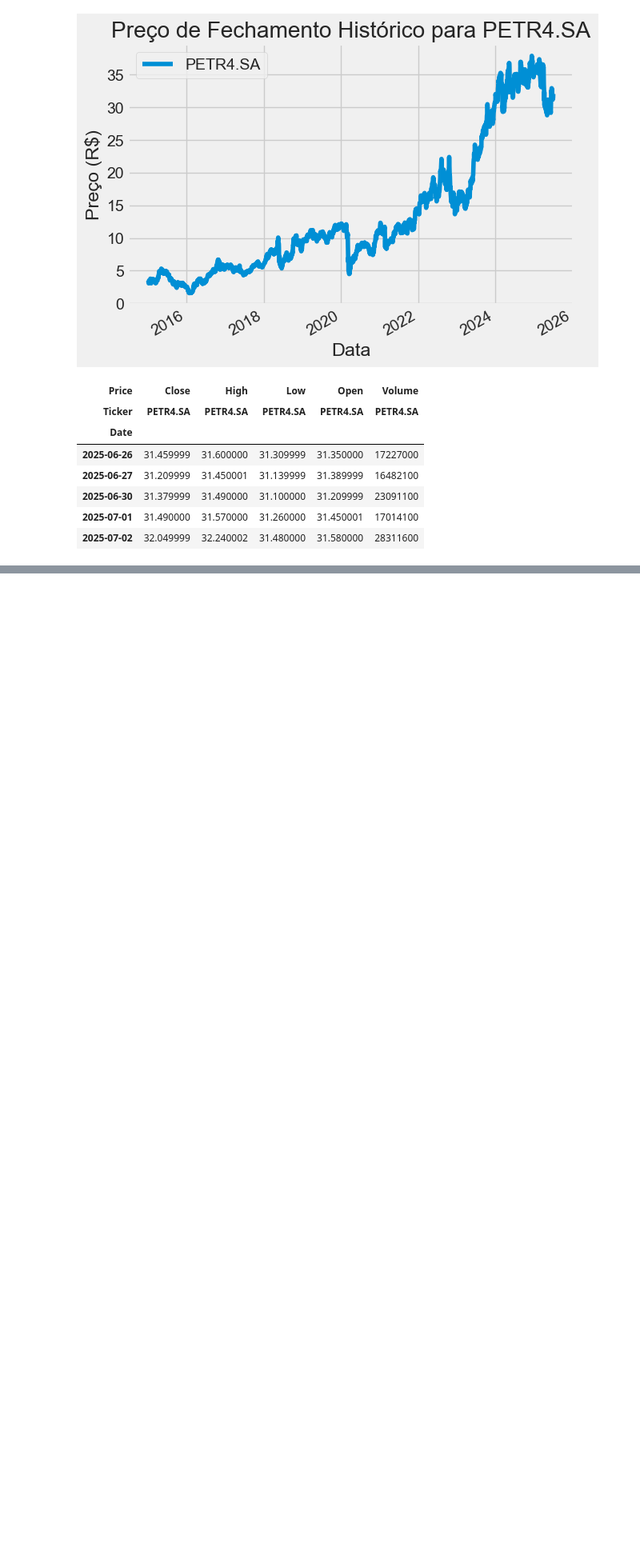
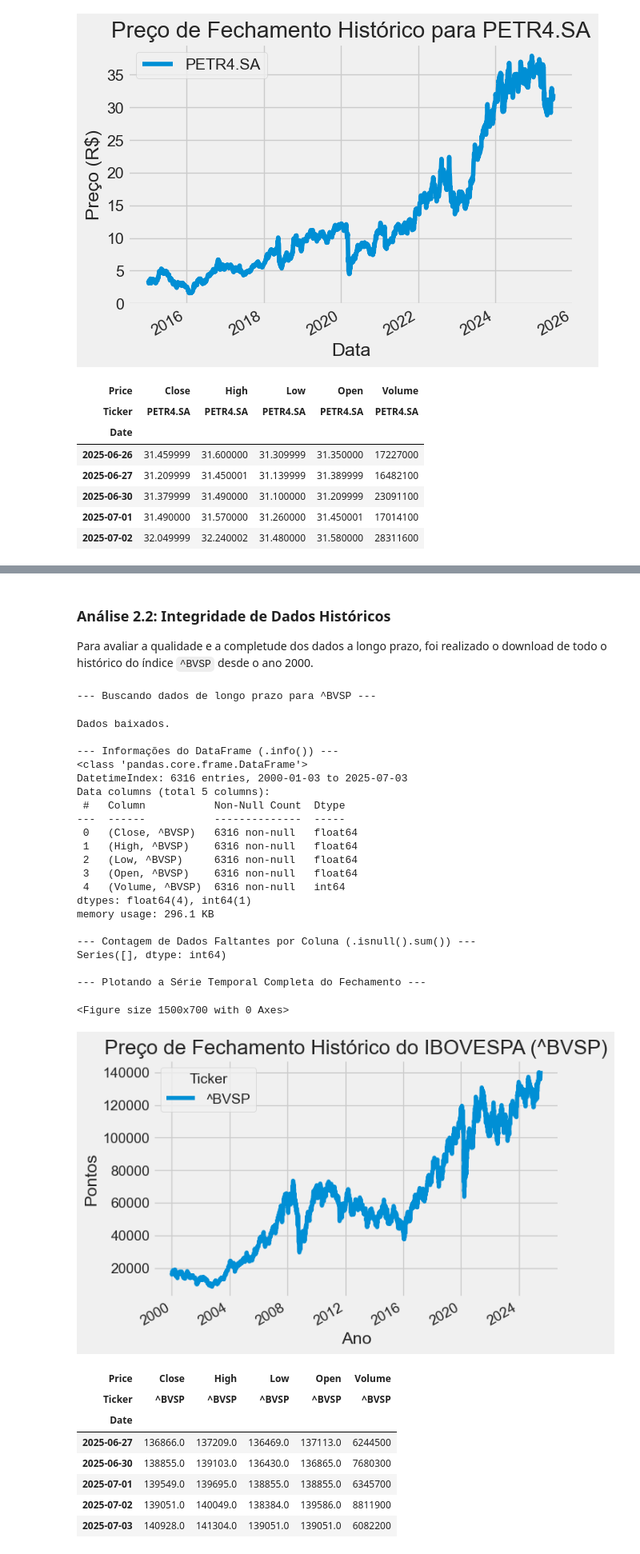
Before and after one commit to Carllux/FIAP-TC-2, a Jupyter notebook: notebooks/00_data_investigation.ipynb, the cells around one changed output, grey strips where cells are left out. Shown: that part at 80% size. Saved outputs shown, nothing was run; the diff lists cells and outputs as text; code cells hidden in the pictures; blank space fills up the shorter version.

Commit message:
docs: Conclui a investigação da fonte de dados da Fase 0

```diff
--- a/notebooks/00_data_investigation.ipynb
+++ b/notebooks/00_data_investigation.ipynb
@@ -58,0 +86,72 @@ Dados baixados com sucesso!
+# %% [markdown]
+### Análise 2.2: Integridade de Dados Históricos
+
+Para avaliar a qualidade e a completude dos dados a longo prazo, foi realizado o download de todo o histórico do índice `^BVSP` desde o ano 2000.
+# %%
+# 1. Definir parâmetros para a análise de longo prazo
+ticker_bvsp = '^BVSP'
+# Puxando dados desde o início dos anos 2000 para uma visão ampla
+start_date_long = '2000-01-01'
+# Usando a data atual para pegar o histórico mais completo possível
+end_date_long = '2025-07-04'
+
+# 2. Baixar os dados
+print(f"--- Buscando dados de longo prazo para {ticker_bvsp} ---")
+bvsp_long_df = yf.download(ticker_bvsp, start=start_date_long, end=end_date_long, progress=False)
+print("Dados baixados.")
+
+# 3. Executar .info() para uma visão geral da estrutura e preenchimento do DataFrame
+print("\n--- Informações do DataFrame (.info()) ---")
+# O .info() já imprime o resultado diretamente, então o colocamos dentro de um print para organização
+bvsp_long_df.info()
+
+# 4. Executar .isnull().sum() para quantificar dados faltantes por coluna
+print("\n--- Contagem de Dados Faltantes por Coluna (.isnull().sum()) ---")
+missing_data = bvsp_long_df.isnull().sum()
+# Filtramos para mostrar apenas as colunas que de fato têm dados faltantes
+print(missing_data[missing_data > 0])
+
+# 5. Plotar a série temporal completa para inspeção visual de anomalias
+print("\n--- Plotando a Série Temporal Completa do Fechamento ---")
+if not bvsp_long_df.empty:
+    plt.figure(figsize=(15, 7))
+    bvsp_long_df['Close'].plot(title='Preço de Fechamento Histórico do IBOVESPA (^BVSP)')
+    plt.xlabel('Ano')
+    plt.ylabel('Pontos')
+    plt.show()
+else:
+    print("DataFrame está vazio. Não é possível plotar o gráfico.")
+
+display(bvsp_long_df.tail())
+# %% [output]
+--- Buscando dados de longo prazo para ^BVSP ---
+Dados baixados.
+
+--- Informações do DataFrame (.info()) ---
+<class 'pandas.core.frame.DataFrame'>
+DatetimeIndex: 6316 entries, 2000-01-03 to 2025-07-03
+Data columns (total 5 columns):
+ #   Column           Non-Null Count  Dtype
+---  ------           --------------  -----
+ 0   (Close, ^BVSP)   6316 non-null   float64
+ 1   (High, ^BVSP)    6316 non-null   float64
+ 2   (Low, ^BVSP)     6316 non-null   float64
+ 3   (Open, ^BVSP)    6316 non-null   float64
+ 4   (Volume, ^BVSP)  6316 non-null   int64
+dtypes: float64(4), int64(1)
+memory usage: 296.1 KB
+
+--- Contagem de Dados Faltantes por Coluna (.isnull().sum()) ---
+Series([], dtype: int64)
+
+--- Plotando a Série Temporal Completa do Fechamento ---
+<Figure size 1500x700 with 0 Axes>
+[figure, added]
+| Price | Close | High | Low | Open | Volume |
+| Ticker | ^BVSP | ^BVSP | ^BVSP | ^BVSP | ^BVSP |
+| Date |  |  |  |  |  |
+| 2025-06-27 | 136866.0 | 137209.0 | 136469.0 | 137113.0 | 6244500 |
+| 2025-06-30 | 138855.0 | 139103.0 | 136430.0 | 136865.0 | 7680300 |
+| 2025-07-01 | 139549.0 | 139695.0 | 138855.0 | 138855.0 | 6345700 |
+| 2025-07-02 | 139051.0 | 140049.0 | 138384.0 | 139586.0 | 8811900 |
+| 2025-07-03 | 140928.0 | 141304.0 | 139051.0 | 139051.0 | 6082200 |
```
Also changed, not shown: parts of 9 cells of this notebook.
